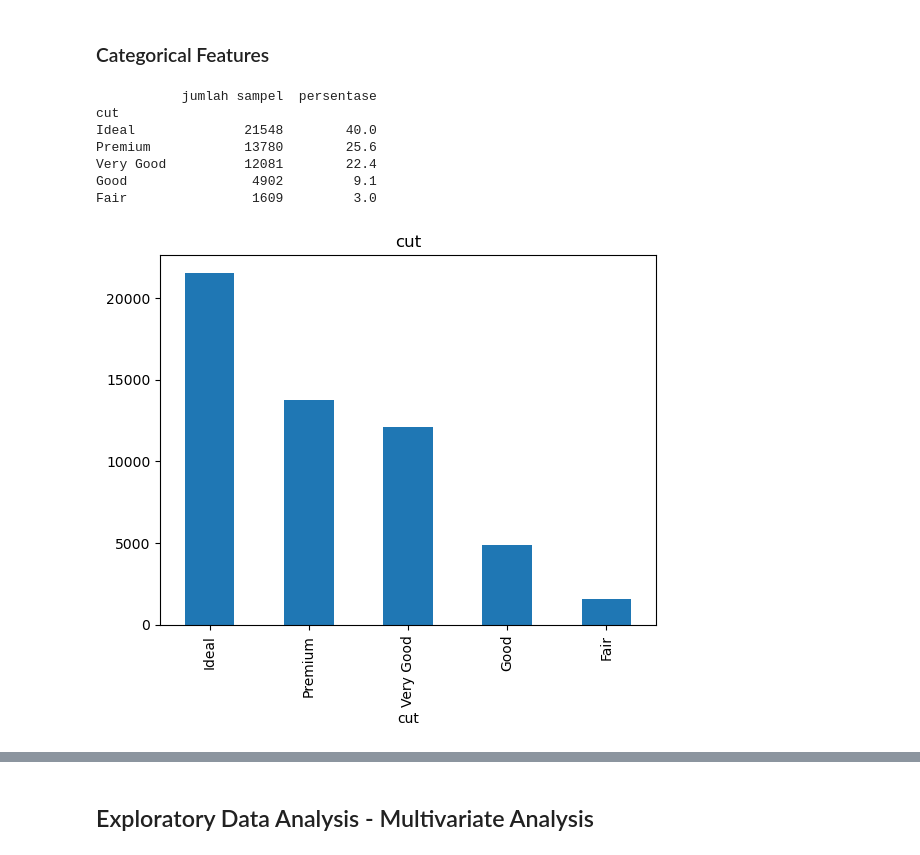
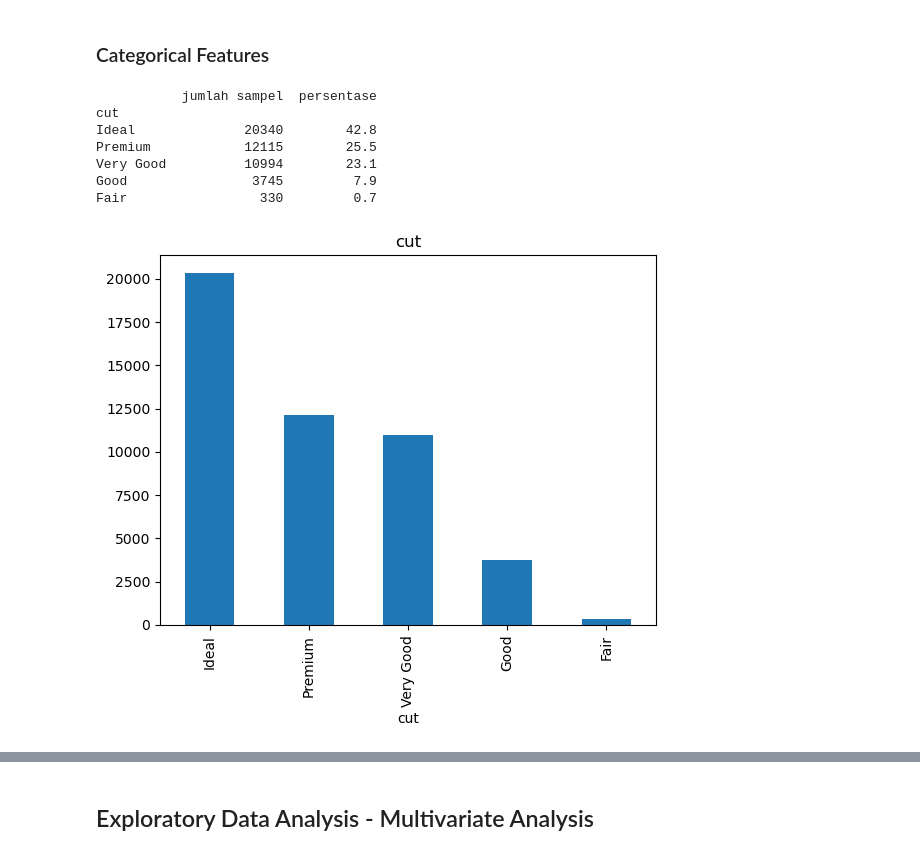
Before and after one commit to muchammadwr/Machine-Learning-Terapan, a Jupyter notebook: Practice Exercises/Studi Kasus Pertama Predictive Analytics/notebook.ipynb, the cells around one changed output, grey strips where cells are left out. Saved outputs shown, nothing was run; the diff lists cells and outputs as text; code cells hidden in the pictures.

```diff
--- a/Practice Exercises/Studi Kasus Pertama Predictive Analytics/notebook.ipynb
+++ b/Practice Exercises/Studi Kasus Pertama Predictive Analytics/notebook.ipynb
@@ -138,19 +155,20 @@ categorical_features = ['cut', 'color', 'clarity']
 ### Categorical Features
 # %%
 feature = categorical_features[0]
-count = diamonds[feature].value_counts()
-percent = 100*diamonds[feature].value_counts(normalize=True)
+count = diamonds_cleaned[feature].value_counts()
+percent = 100*diamonds_cleaned[feature].value_counts(normalize=True)
 df = pd.DataFrame({'jumlah sampel':count, 'persentase':percent.round(1)})
 print(df)
 count.plot(kind='bar', title=feature);
+plt.show()
 # %% [output]
            jumlah sampel  persentase
 cut
-Ideal              21548        40.0
-Premium            13780        25.6
-Very Good          12081        22.4
-Good                4902         9.1
-Fair                1609         3.0
+Ideal              20340        42.8
+Premium            12115        25.5
+Very Good          10994        23.1
+Good                3745         7.9
+Fair                 330         0.7
-[figure, old version]
+[figure, new version]
 # %%
 feature = categorical_features[1]
```
Also changed, not shown: parts of 26 cells of this notebook, 2 other files.
